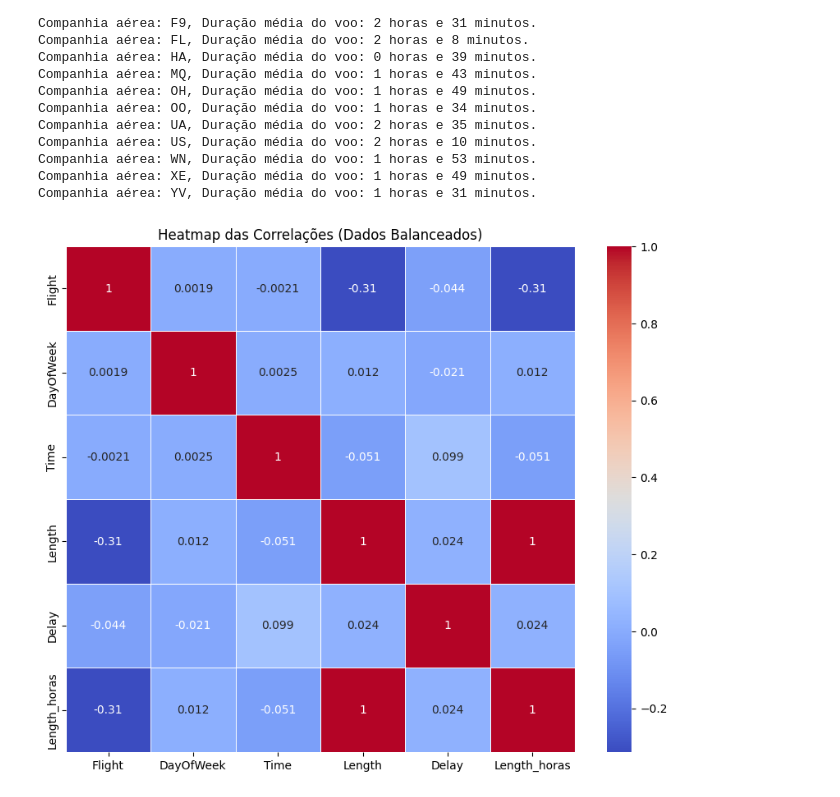
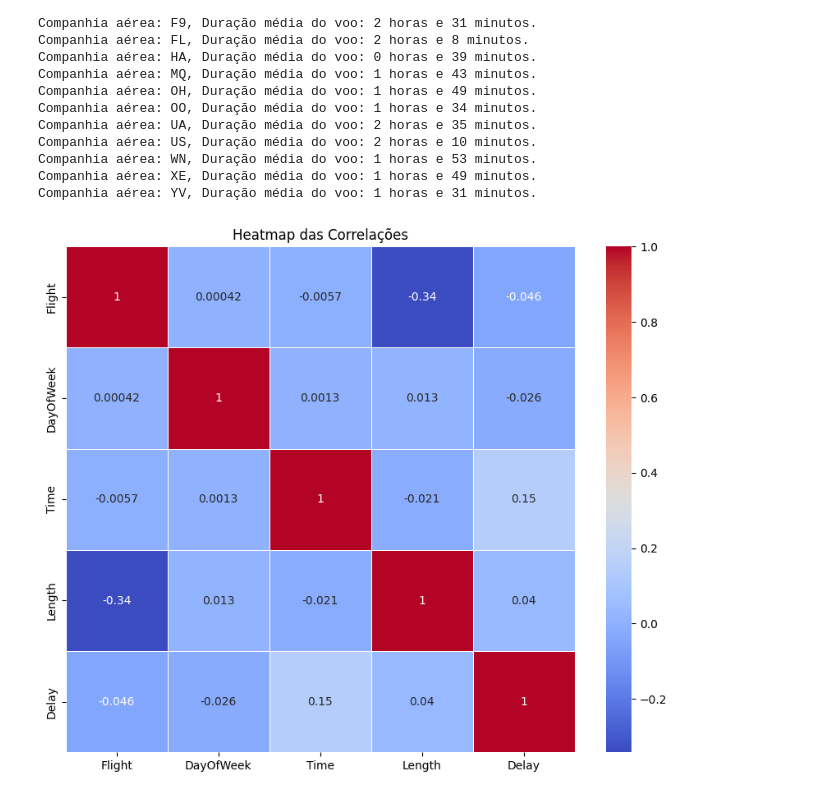
Before and after one commit to herbertgabriel/JaPodeVoar, a Jupyter notebook: app/models/eda.ipynb, the cells around one changed output. Saved outputs shown, nothing was run; the diff lists cells and outputs as text; code cells hidden in the pictures.

```diff
--- a/app/models/eda.ipynb
+++ b/app/models/eda.ipynb
@@ -407,14 +407,14 @@ Companhia aérea: WN, Duração média do voo: 1 horas e 53 minutos.
 Companhia aérea: XE, Duração média do voo: 1 horas e 49 minutos.
 Companhia aérea: YV, Duração média do voo: 1 horas e 31 minutos.
 # %%
-dados_numericos = dados_balanceados.select_dtypes(include=[np.number])
+dados_numericos = dados.select_dtypes(include=[np.number])
 
 matriz_correlacao = dados_numericos.corr()
 
 plt.figure(figsize=(10, 8))
 sns.heatmap(matriz_correlacao, annot=True, cmap='coolwarm', linewidths=.5)
-plt.title('Heatmap das Correlações (Dados Balanceados)')
+plt.title('Heatmap das Correlações')
 plt.savefig('..\static\image\graficos\Heartmap.png')
 plt.show()
 # %% [output]
-[figure, old version]
+[figure, new version]
```
Also changed, not shown: 1 other file.
